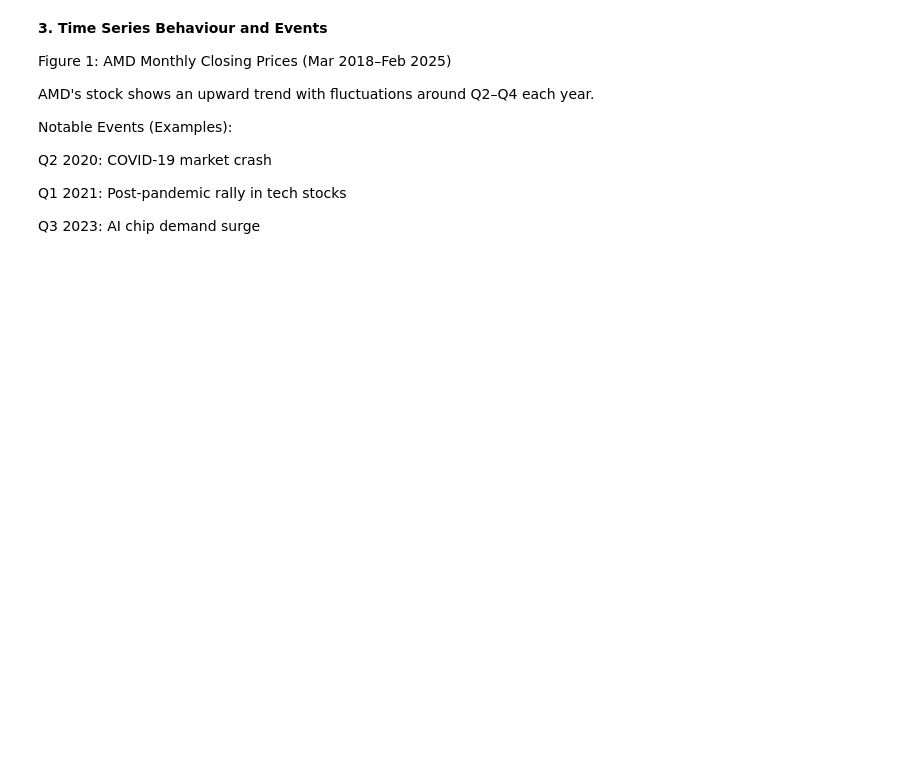
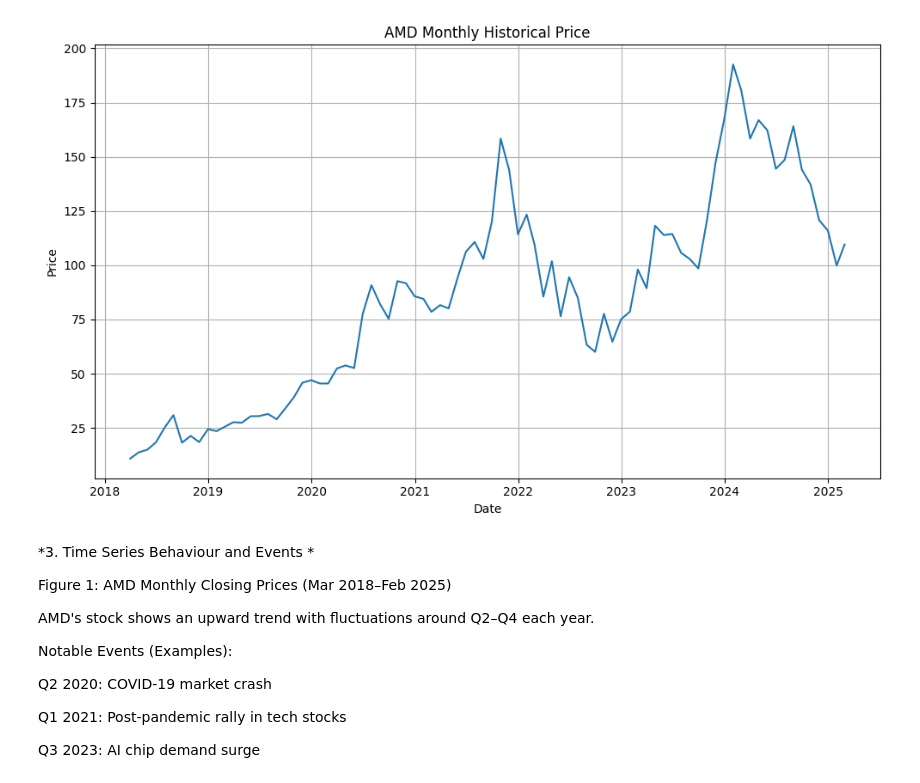
Before and after one commit to raleight1/Forecasting-Nonseasonal-and-Seasonal, a Jupyter notebook: Final_Report_Seasonal.ipynb, the cells around one changed output. Saved outputs shown, nothing was run; the diff lists cells and outputs as text; code cells hidden in the pictures; blank space fills up the shorter version.

```diff
--- a/Final_Report_Seasonal.ipynb
+++ b/Final_Report_Seasonal.ipynb
@@ -58,3 +83,9 @@ Prices in USD (e.g., €109.54 instead of 109.54 EUR)
 Missing Values: None
 
 Dataset was complete and required no interpolation
+# %%
+#We have the csv file saved and upload it into the runtime to access the data
+data = 'https://raw.githubusercontent.com/raleight1/Forecasting-Nonseasonal-and-Seasonal/refs/heads/main/AMD%20Monthly%20Historical%20Data(Sheet1).csv'
+
+df = pd.read_csv(data) #loads this CSV file into a Pandas DataFrame.
+df.head() #prints the first 5 rows of the DataFrame to check if the data loaded correctly.
@@ -60,0 +99,3 @@ Dataset was complete and required no interpolation
+# %%
+df = df.iloc[:,0:2] #selects only first 2 rows
+df.head() #prints the first 5 rows of the DataFrame to check if the data loaded correctly.
@@ -61,5 +109,20 @@ Dataset was complete and required no interpolation
+# %%
+# Convert the 'Date' column to datetime objects
+df['Date'] = pd.to_datetime(df['Date'])
+
+# Create the timeseries plot
+plt.figure(figsize=(10, 6))  # Adjust figure size if needed
+plt.plot(df['Date'], df['Price'])
+plt.xlabel('Date')
+plt.ylabel('Price')
+plt.title('AMD Monthly Historical Price')
+plt.tight_layout()
+plt.grid(True)
+plt.show()
+# %% [output]
+[figure, added]
 # %% [markdown]
-**3. Time Series Behaviour and Events**
+*3. Time Series Behaviour and Events *
 
 Figure 1: AMD Monthly Closing Prices (Mar 2018–Feb 2025)
 
```
Also changed, not shown: parts of 18 cells of this notebook.
